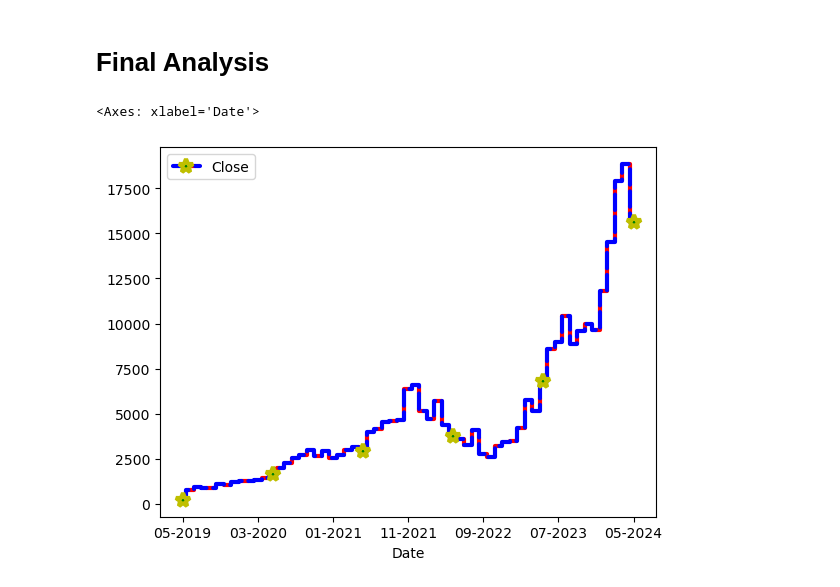
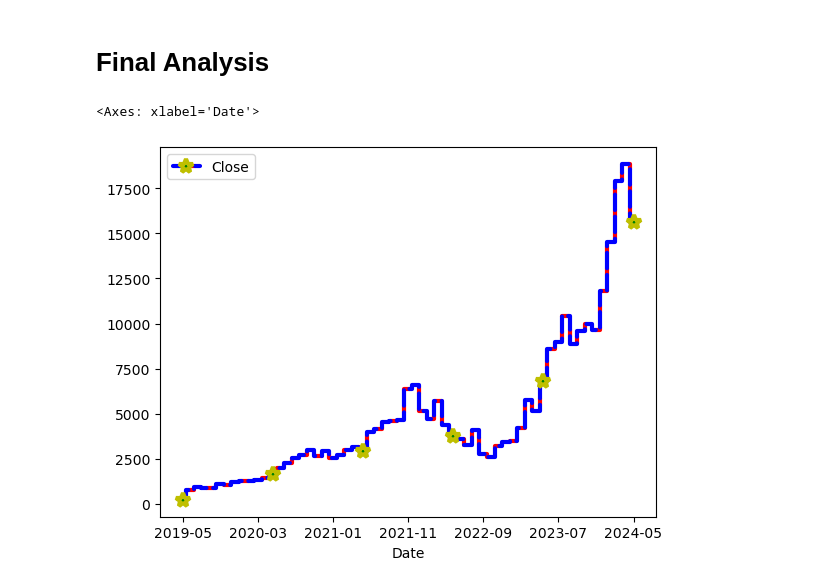
Before and after one commit to devtechie/DataEng, a Jupyter notebook: nvidia_stock_analysis.ipynb, the cells around one changed output. Cells and saved outputs as stored; diff of their text form; code cells hidden in the pictures.

```diff
--- a/nvidia_stock_analysis.ipynb
+++ b/nvidia_stock_analysis.ipynb
@@ -9,7 +9,7 @@ import pandas as pd
 # Import the dataset
 ### This dataset is downloaded from Kaggle (link provided above)
 # %%
-data = r'/Users/Downloads/NVDA(2).csv' # Use the path on your machine
+data = r'/Users/nehaavishwa/Downloads/NVDA(2).csv' # Use the path on your machine
 df_nvda_stock_data = pd.read_csv(data)
 df_nvda_stock_data.head()
 # %% [output]
@@ -40,3 +40,8 @@ df_nvda_stock_data.head()
 | 4 | 2019-05-30 | 35.077499 | 35.437500 | 34.392502 | 34.777500 | 34.580738 | 39430000 | 2019 | 5 |
 # %% [markdown]
 # Aggregate by Year and Month
+# %%
+df_nvda_stock_data = df_nvda_stock_data.reset_index()
+df_nvda_stock_data['Date'] = df_nvda_stock_data['Year'].map(str)+ '-' +df_nvda_stock_data['Month'].map(str)
+df_nvda_stock_data['Date'] = pd.to_datetime(df_nvda_stock_data['Date'], format='%Y-%m').dt.strftime('%Y-%m')
+df_nvda_stock_data.head()
@@ -43,4 +55,4 @@ df_nvda_stock_data.head()
 # %%
-df_nvda_stock_data_agg = df_nvda_stock_data.groupby(['Year', 'Month']).sum()
+df_nvda_stock_data_agg = df_nvda_stock_data[['Date', 'Close']].groupby(['Date']).sum()
 df_nvda_stock_data_agg.head()
 # %% [output]
@@ -63,5 +71,0 @@ Index(['Date', 'Open', 'High', 'Low', 'Close', 'Adj Close', 'Volume'], dtype='ob
-# %%
-df_nvda_stock_data_agg = df_nvda_stock_data_agg.reset_index()
-df_nvda_stock_data_agg['Date'] = df_nvda_stock_data_agg['Month'].map(str)+ '-' +df_nvda_stock_data_agg['Year'].map(str)
-df_nvda_stock_data_agg['Date'] = pd.to_datetime(df_nvda_stock_data_agg['Date'], format='%m-%Y').dt.strftime('%m-%Y')
-df_nvda_stock_data_agg.head()
@@ -87,25 +72,25 @@ y_axis.head()
 # %% [markdown]
 # Final Analysis
 # %%
-analysis = y_axis.reset_index().plot(x='Date', y='Close'
+analysis = df_nvda_stock_data_agg.reset_index().plot(x='Date', y='Close'
                                  , color = 'b', marker = '*'
                   , linestyle = '--'
                   , url = 'www.devtechie.com'
                   , visible = True
                   #, animated = False
                   , drawstyle = 'steps-mid'
                   , gapcolor = 'r'
                   , linewidth = 3
                   #, clip_on = False
                   , dash_capstyle = 'round'
                   , fillstyle = 'full'
                   , markeredgecolor = 'y'
                   , markeredgewidth = 3
                   , markerfacecolor = 'g'
                   , markersize = 10
                   , markevery = 12
                   , mouseover = False )
 analysis
 # %% [output]
 <Axes: xlabel='Date'>
-[figure, old version]
+[figure, new version]
```
Also changed, not shown: parts of 7 cells of this notebook.
